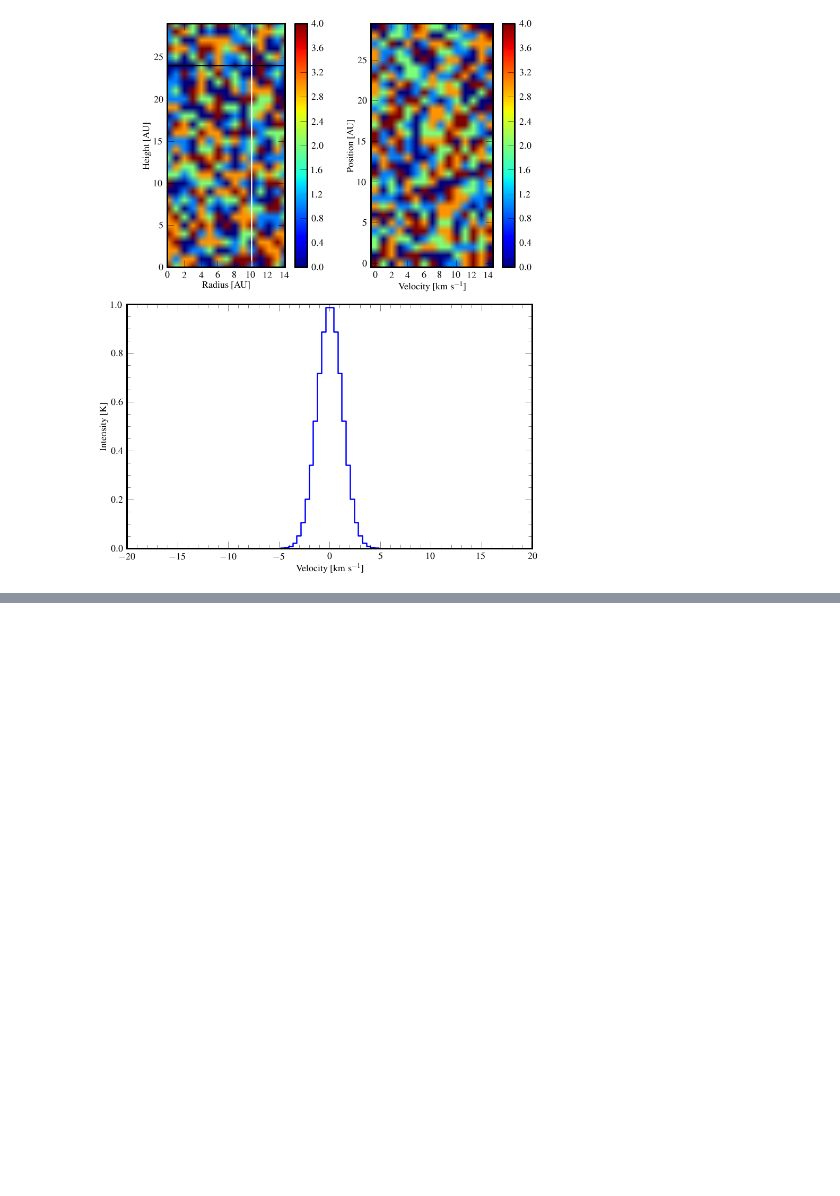
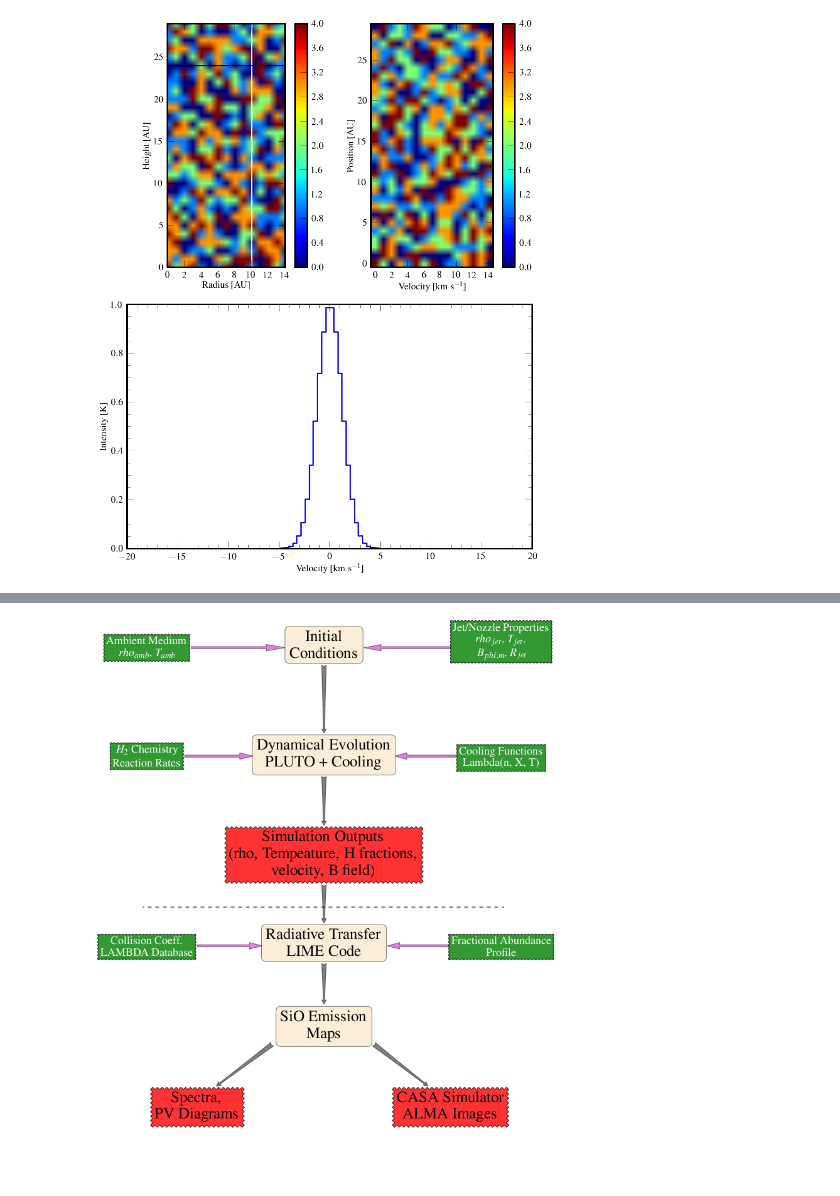
Before and after one commit to coolastro/SiOJets_New, a Jupyter notebook: FIGS/Figs.ipynb, the cells around one changed output, grey strips where cells are left out. Drawn from its saved outputs; the diff is of its cells as text; code cells hidden in the pictures; blank space fills up the shorter version.

```diff
--- a/FIGS/Figs.ipynb
+++ b/FIGS/Figs.ipynb
@@ -130,0 +125,89 @@ IndentationError: expected an indented block (<ipython-input-9-ed126dc39005>, li
+# %%
+import matplotlib.patches as mpatch
+import matplotlib.lines as mline
+def fig6():
+    f1 = plt.figure(figsize=[10,15])
+    ax = f1.add_subplot(111)
+    setp(ax,frame_on=False,xticks=[],yticks=[])
+
+    prop1 = dict(boxstyle='round', facecolor='wheat', ec='k', alpha=0.5)
+    prop2 = dict(boxstyle='roundtooth', facecolor='g', ec='k', alpha=0.8)
+    prop3 = dict(boxstyle='sawtooth', facecolor='r', ec='k', alpha=0.8)
+
+    txtstr = 'Initial \n Conditions'
+    txt1 = ax.text(0.5,0.95,txtstr, ha="center", fontsize=25,  bbox=prop1)
+
+
+    txtstr = 'Ambient Medium \n $rho_{amb}$, $T_{amb}$'
+    txt2 = ax.text(0.01,0.95,  txtstr, ha="center",color='w',bbox=prop2)
+
+
+    txtstr = 'Jet/Nozzle Properties \n $rho_{jet}$, $T_{jet}$, \n $B_{phi,m}$, $R_{jet}$'
+    txt3 = ax.text(0.99,0.95,txtstr, ha="center",color='w', bbox=prop2)
+
+
+    txtstr = 'Dynamical Evolution \n  PLUTO + Cooling'
+    txt4 = ax.text(0.5,0.75,txtstr, ha="center",fontsize=25, bbox=prop1)
+
+    txtstr = '$H_2$ Chemistry  \n Reaction Rates'
+    txt2 = ax.text(0.01,0.75,  txtstr, ha="center",color='w',bbox=prop2)
+
+    txtstr = 'Cooling Functions \n Lambda(n, X, T)'
+    txt3 = ax.text(0.99,0.75,txtstr, ha="center",color='w', bbox=prop2)
+
+    txtstr = 'Simulation Outputs \n  (rho, Tempeature, H fractions, \n velocity, B field)'
+    txt4 = ax.text(0.5,0.55,txtstr, ha="center",fontsize=25, bbox=prop3)
+
+    txtstr = 'Radiative Transfer \n  LIME Code'
+    txt4 = ax.text(0.5,0.40,txtstr, ha="center",fontsize=25, bbox=prop1)
+
+    txtstr = 'Collision Coeff. \n LAMBDA Database'
+    txt2 = ax.text(0.01,0.40,  txtstr, ha="center",color='w',bbox=prop2)
+
+    txtstr = 'Fractional Abundance \n Profile'
+    txt3 = ax.text(0.99,0.40,txtstr, ha="center",color='w', bbox=prop2)
+
+    txtstr = 'SiO Emission \n  Maps'
+    txt4 = ax.text(0.5,0.25,txtstr, ha="center",fontsize=25, bbox=prop1)
+
+    txtstr = 'Spectra, \n PV Diagrams'
+    txt4 = ax.text(0.15,0.10,txtstr, ha="center",fontsize=25, bbox=prop3)
+
+    txtstr = 'CASA Simulator \n ALMA Images'
+    txt4 = ax.text(0.85,0.10,txtstr, ha="center",fontsize=25, bbox=prop3)
+
+
+
+    lin = mline.Line2D([-1.5,2.5],[0.49,0.49],color='gray',linestyle='--')
+    ax.add_line(lin)
+
+    art1 = mpatch.Arrow(0.133,0.97,0.26,0.0,width=0.02,fc='m',ec='k', alpha=0.5)
+    art2 = mpatch.Arrow(0.85,0.97,-0.24,0.0,width=0.02,fc='m',ec='k', alpha=0.5)
+    art3 = mpatch.Arrow(0.115,0.77,0.19,0.0,width=0.02,fc='m',ec='k', alpha=0.5)
+    art4 = mpatch.Arrow(0.865,0.77,-0.17,0.0,width=0.02,fc='m',ec='k', alpha=0.5)
+    art5 = mpatch.Arrow(0.15,0.42,0.18,0.0,width=0.02,fc='m',ec='k', alpha=0.5)
+    art6 = mpatch.Arrow(0.845,0.42,-0.17,0.0,width=0.02,fc='m',ec='k', alpha=0.5)
+
+
+
+    ax.add_patch(art1)
+    ax.add_patch(art2)
+    ax.add_patch(art3)
+    ax.add_patch(art4)
+    ax.add_patch(art5)
+    ax.add_patch(art6)
+
+    arrprop1 = dict(arrowstyle='Fancy',fc='k',alpha=0.5)
+    ax.annotate("",(0.5,0.81),(0.5,0.94),arrowprops=arrprop1)
+    ax.annotate("",(0.5,0.64),(0.5,0.735),arrowprops=arrprop1)
+    ax.annotate("",(0.5,0.46),(0.5,0.535),arrowprops=arrprop1)
+    ax.annotate("",(0.5,0.31),(0.5,0.39),arrowprops=arrprop1)
+    ax.annotate("",(0.2,0.16),(0.36,0.24),arrowprops=arrprop1)
+    ax.annotate("",(0.79,0.16),(0.635,0.24),arrowprops=arrprop1)
+
+
+    plt.show()
+
+fig6()
+# %% [output]
+[figure, added]
```
Also changed, not shown: parts of 1 cell of this notebook, 4 other files.
